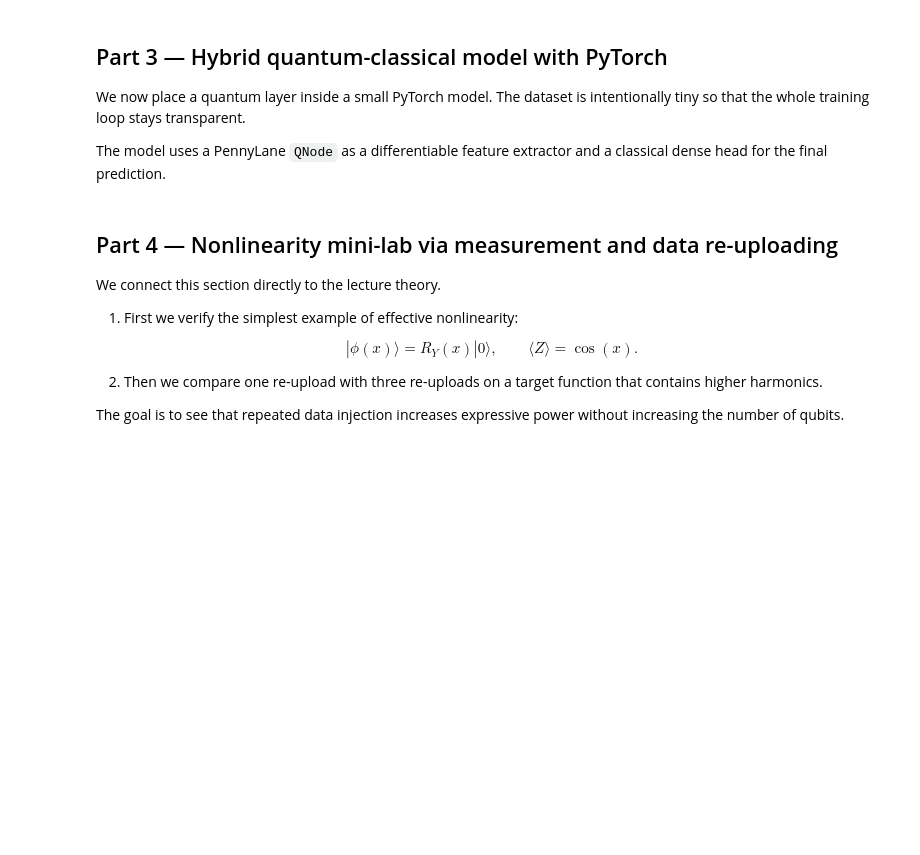
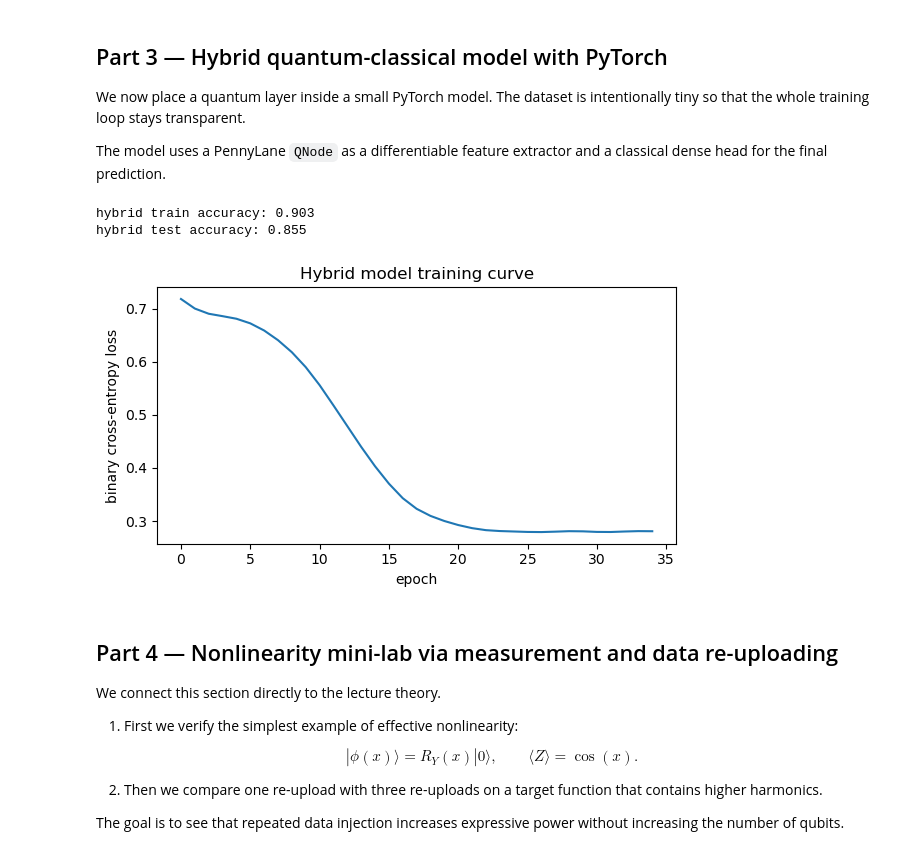
Before and after one commit to sulimovp/quantum_machine_learning, a Jupyter notebook: notebooks/class_08/lecture_08_qml_solutions.ipynb, the cells around one changed output. Cells and saved outputs as stored; diff of their text form; code cells hidden in the pictures; blank space fills up the shorter version.

```diff
--- a/notebooks/class_08/lecture_08_qml_solutions.ipynb
+++ b/notebooks/class_08/lecture_08_qml_solutions.ipynb
@@ -299,34 +321,38 @@ class HybridClassifier(nn.Module):
         return self.head(q_out).squeeze(-1)
 
 
 model = HybridClassifier()
 optimizer = torch.optim.Adam(model.parameters(), lr=0.05)
 loss_fn = nn.BCEWithLogitsLoss()
 loss_history = []
 
 for epoch in range(35):
     optimizer.zero_grad()
     logits = model(X_train_t)
     loss = loss_fn(logits, y_train_t)
     loss.backward()
     optimizer.step()
-    loss_history.append(float(loss))
+    loss_history.append(loss.detach().item())
 
 with torch.no_grad():
     train_probs = torch.sigmoid(model(X_train_t))
     test_probs = torch.sigmoid(model(X_test_t))
     train_acc = ((train_probs >= 0.5).double() == y_train_t).double().mean().item()
     test_acc = ((test_probs >= 0.5).double() == y_test_t).double().mean().item()
 
 print(f"hybrid train accuracy: {train_acc:.3f}")
 print(f"hybrid test accuracy: {test_acc:.3f}")
 
 plt.figure(figsize=(6, 3.5))
 plt.plot(loss_history)
 plt.xlabel("epoch")
 plt.ylabel("binary cross-entropy loss")
 plt.title("Hybrid model training curve")
 plt.tight_layout()
+# %% [output]
+hybrid train accuracy: 0.903
+hybrid test accuracy: 0.855
+[figure, added]
 # %% [markdown]
 ## Part 4 — Nonlinearity mini-lab via measurement and data re-uploading
 
```
Also changed, not shown: parts of 7 cells of this notebook, 25 other files.
